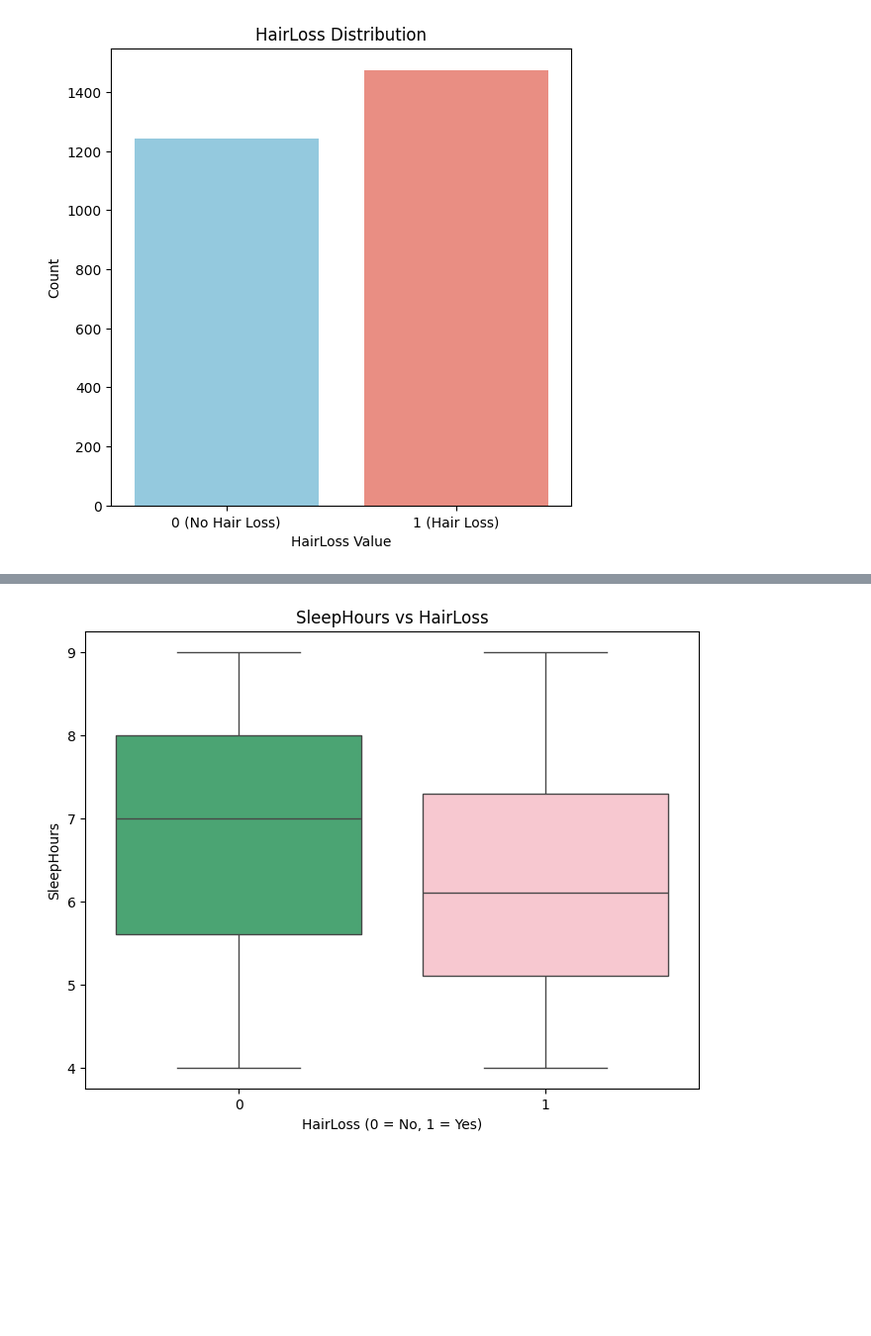
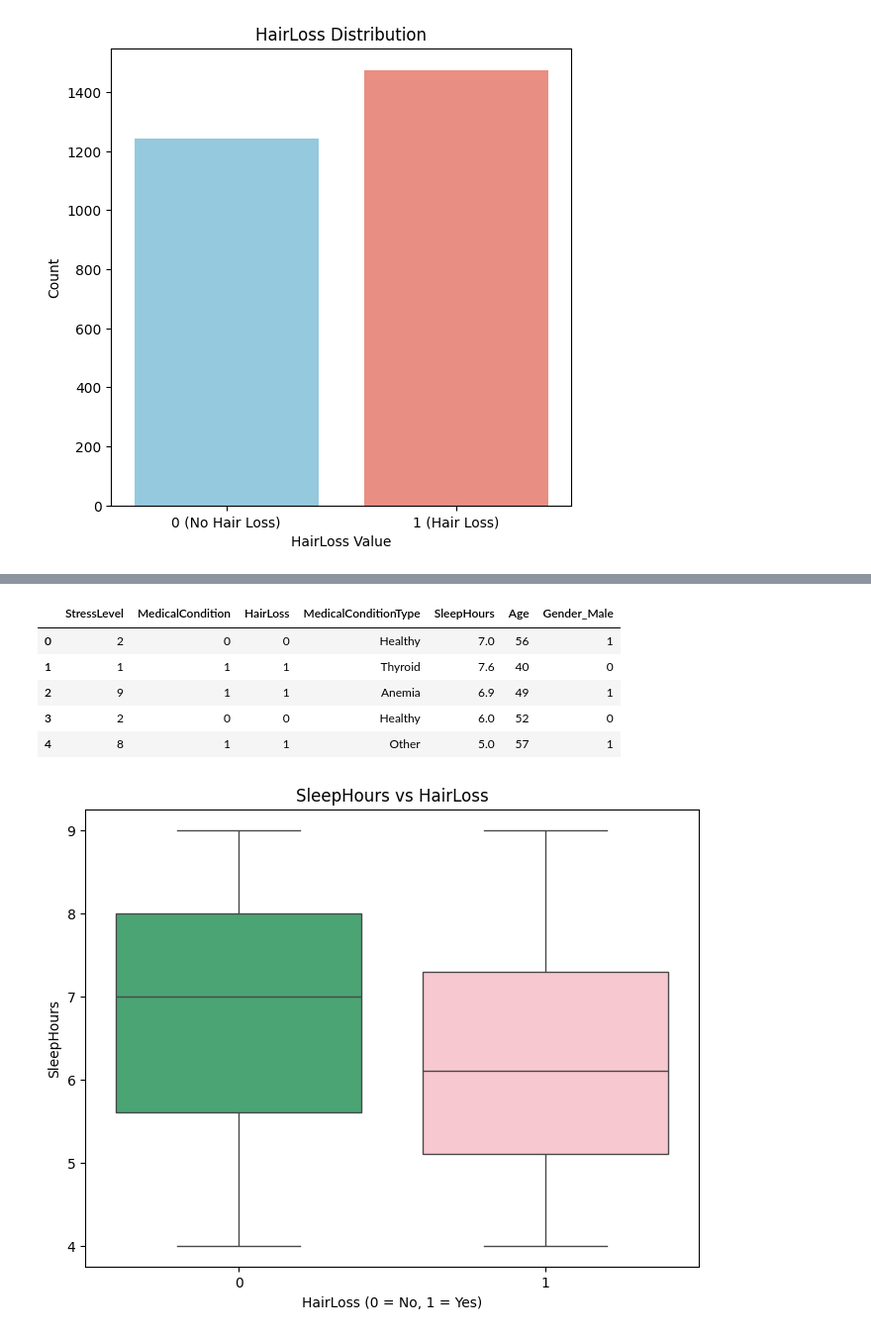
Before and after one commit to JayaAhmed/BigData, a Jupyter notebook: BigData.ipynb, the cells around one changed output, grey strips where cells are left out. Shown at 99% size. Cells and saved outputs as stored; diff of their text form; code cells hidden in the pictures; blank space fills up the shorter version.

```diff
--- a/BigData.ipynb
+++ b/BigData.ipynb
@@ -546,11 +399,18 @@ plt.show()
 # %%
-# # For MedicalCondition, 'Yes' is 1 and 'No' is 0
-# merged_df['MedicalCondition'] = merged_df['MedicalCondition'].map({'No': 0, 'Yes': 1})
+# For MedicalCondition, 'Yes' is 1 and 'No' is 0
+merged_df['MedicalCondition'] = merged_df['MedicalCondition'].map({'No': 0, 'Yes': 1})
 
-# # Categorical (nominal): one-hot encoding
-# merged_df = pd.get_dummies(merged_df, columns=['Gender'], drop_first=True)
-# merged_df['Gender_Male'] = merged_df['Gender_Male'].astype(int)
+# Categorical (nominal): one-hot encoding
+merged_df = pd.get_dummies(merged_df, columns=['Gender'], drop_first=True)
+merged_df['Gender_Male'] = merged_df['Gender_Male'].astype(int)
 
-# merged_df.head()
+merged_df.head()
+# %% [output]
+|  | StressLevel | MedicalCondition | HairLoss | MedicalConditionType | SleepHours | Age | Gender_Male |
+| 0 | 2 | 0 | 0 | Healthy | 7.0 | 56 | 1 |
+| 1 | 1 | 1 | 1 | Thyroid | 7.6 | 40 | 0 |
+| 2 | 9 | 1 | 1 | Anemia | 6.9 | 49 | 1 |
+| 3 | 2 | 0 | 0 | Healthy | 6.0 | 52 | 0 |
+| 4 | 8 | 1 | 1 | Other | 5.0 | 57 | 1 |
 # %%
 plt.figure(figsize=(8, 6))
```
Also changed, not shown: parts of 32 cells of this notebook.
